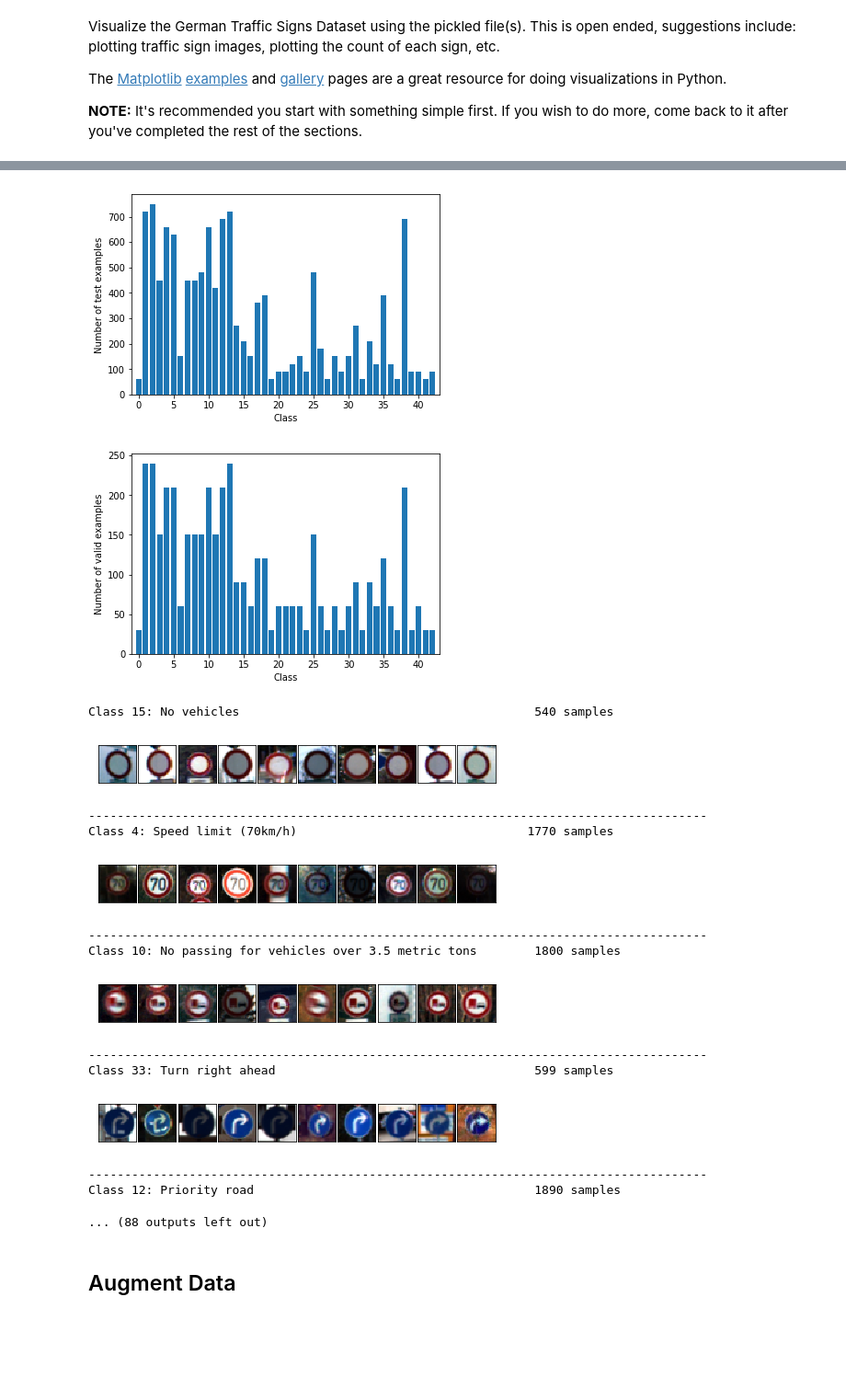
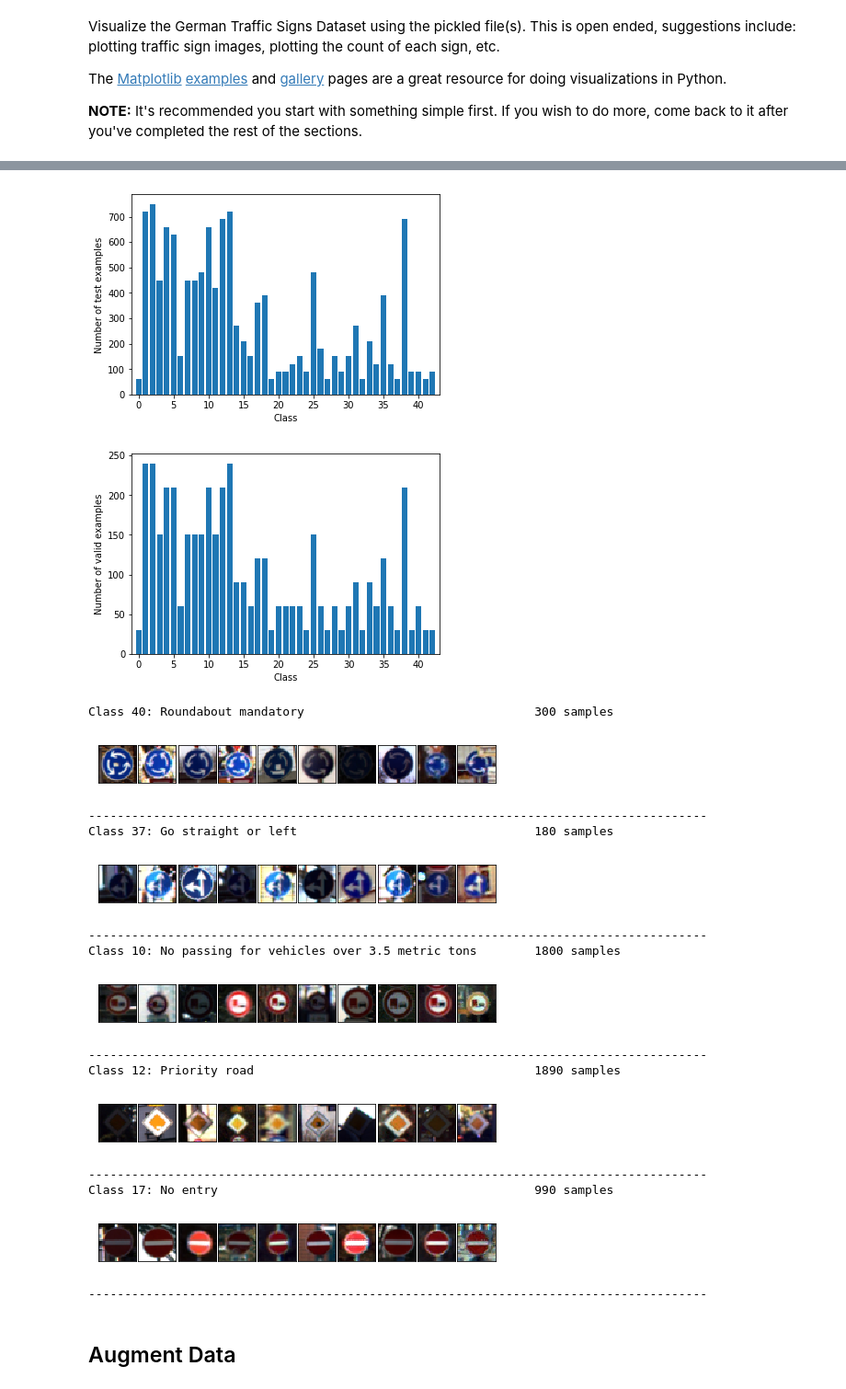
Before and after one commit to jabeerahmed/CarND-LeNet-Lab, a Jupyter notebook: Traffic_Sign_Classifier.ipynb, the cells around one changed output, grey strips where cells are left out. Shown at 92% size. Cells and saved outputs as stored; diff of their text form; code cells hidden in the pictures; blank space fills up the shorter version.

```diff
--- a/Traffic_Sign_Classifier.ipynb
+++ b/Traffic_Sign_Classifier.ipynb
@@ -665,29 +625,28 @@ The [Matplotlib](http://matplotlib.org/) [examples](http://matplotlib.org/exampl
 # %%
 org_data.plot_histogram('train')
 org_data.plot_histogram('test')
 org_data.plot_histogram('valid')
 
 org_data.visualize('train', classes=random.sample(range(0, org_data.num_classes), 5))
-
-internet_data.visualize('valid')
 # %% [output]
 [figure]
 [figure]
 [figure]
-Class 15: No vehicles                                         540 samples
+Class 40: Roundabout mandatory                                300 samples
-[figure, old version]
+[figure, new version]
 --------------------------------------------------------------------------------------
-Class 4: Speed limit (70km/h)                                1770 samples
+Class 37: Go straight or left                                 180 samples
-[figure, old version]
+[figure, new version]
 --------------------------------------------------------------------------------------
 Class 10: No passing for vehicles over 3.5 metric tons        1800 samples
-[figure, old version]
+[figure, new version]
 --------------------------------------------------------------------------------------
-Class 33: Turn right ahead                                    599 samples
+Class 12: Priority road                                       1890 samples
-[figure, old version]
+[figure, new version]
 --------------------------------------------------------------------------------------
-Class 12: Priority road                                       1890 samples
+Class 17: No entry                                            990 samples
+[figure, added]
-... (88 outputs left out)
+--------------------------------------------------------------------------------------
 # %% [markdown]
 ## Augment Data
 # %%
```
Also changed, not shown: parts of 28 cells of this notebook.
